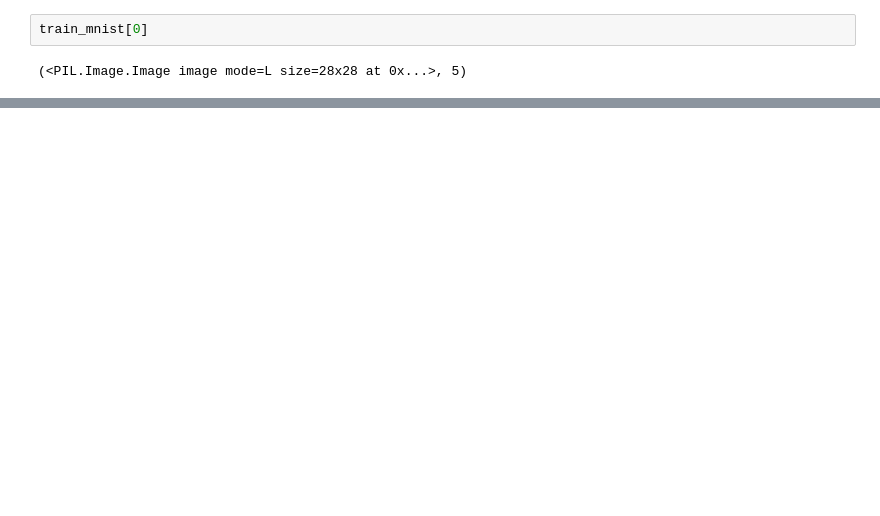
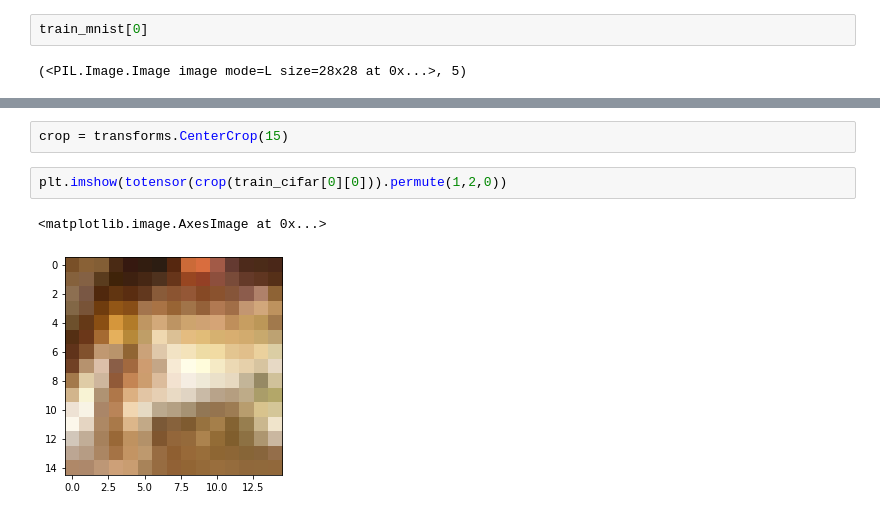
Before and after one commit to AndreaCossu/MLtree, a Jupyter notebook: Computer Vision.ipynb, the cells around one changed output, grey strips where cells are left out. Cells and saved outputs as stored; diff of their text form; blank space fills up the shorter version.

```diff
--- a/Computer Vision.ipynb
+++ b/Computer Vision.ipynb
@@ -108,0 +137,7 @@ train_mnist[0]
+# %%
+crop = transforms.CenterCrop(15)
+# %%
+plt.imshow(totensor(crop(train_cifar[0][0])).permute(1,2,0))
+# %% [output]
+<matplotlib.image.AxesImage at 0x...>
+[figure, added]
```
Also changed, not shown: parts of 6 cells of this notebook.
